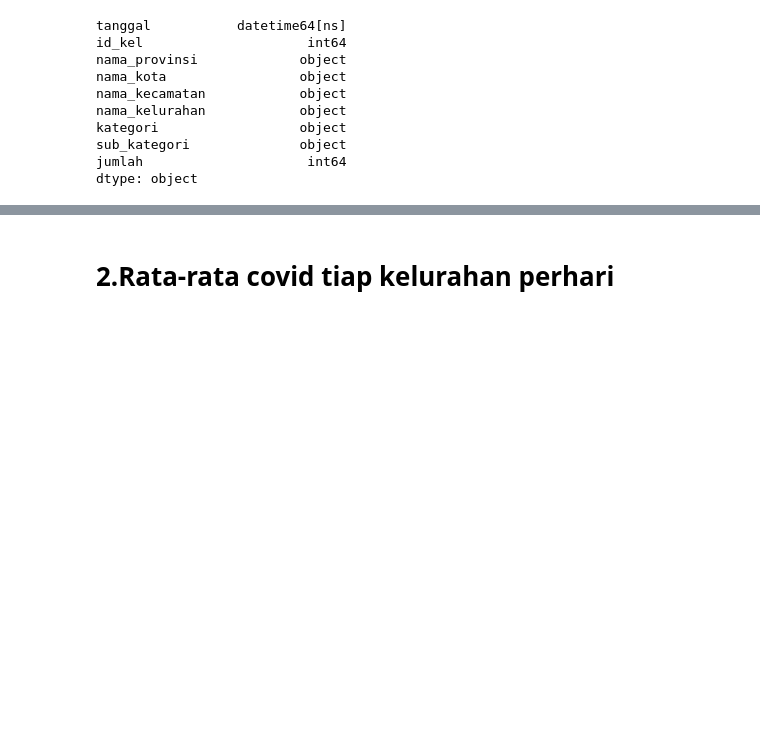
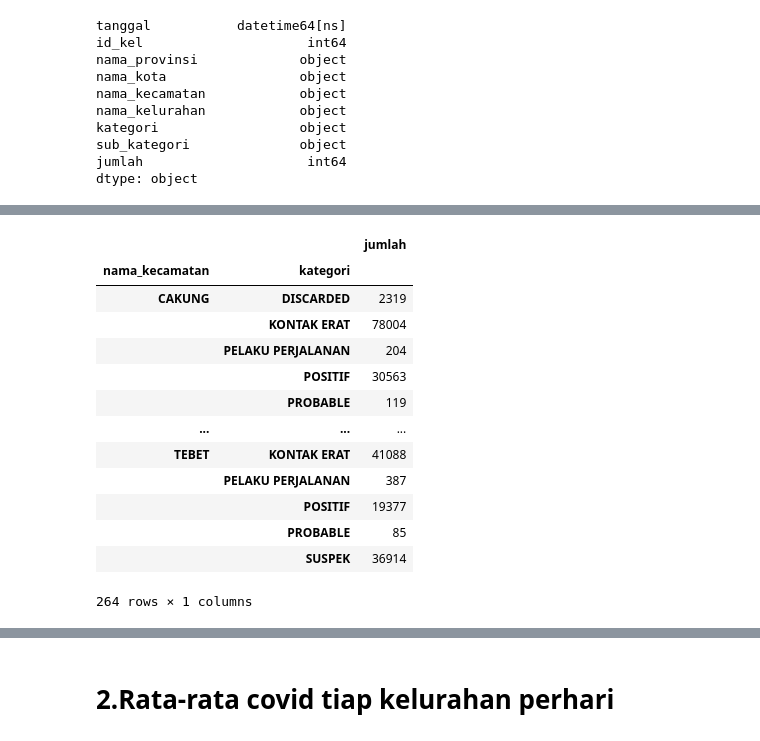
Before and after one commit to fakhrirahman/projek-plab, a Jupyter notebook: Plabs_Final__Project.ipynb, the cells around one changed output, grey strips where cells are left out. Saved outputs shown, nothing was run; the diff lists cells and outputs as text; code cells hidden in the pictures; blank space fills up the shorter version.

```diff
--- a/Plabs_Final__Project.ipynb
+++ b/Plabs_Final__Project.ipynb
@@ -50,0 +101,18 @@ dtype: object
+# %%
+categorized_data = data_kecamatan.groupby(['nama_kecamatan', 'kategori']).sum()
+categorized_data
+# %% [output]
+|  |  | jumlah |
+| nama_kecamatan | kategori |  |
+| CAKUNG | DISCARDED | 2319 |
+|  | KONTAK ERAT | 78004 |
+|  | PELAKU PERJALANAN | 204 |
+|  | POSITIF | 30563 |
+|  | PROBABLE | 119 |
+| ... | ... | ... |
+| TEBET | KONTAK ERAT | 41088 |
+|  | PELAKU PERJALANAN | 387 |
+|  | POSITIF | 19377 |
+|  | PROBABLE | 85 |
+|  | SUSPEK | 36914 |
+264 rows × 1 columns
```
Also changed, not shown: parts of 5 cells of this notebook, 1 other file.
